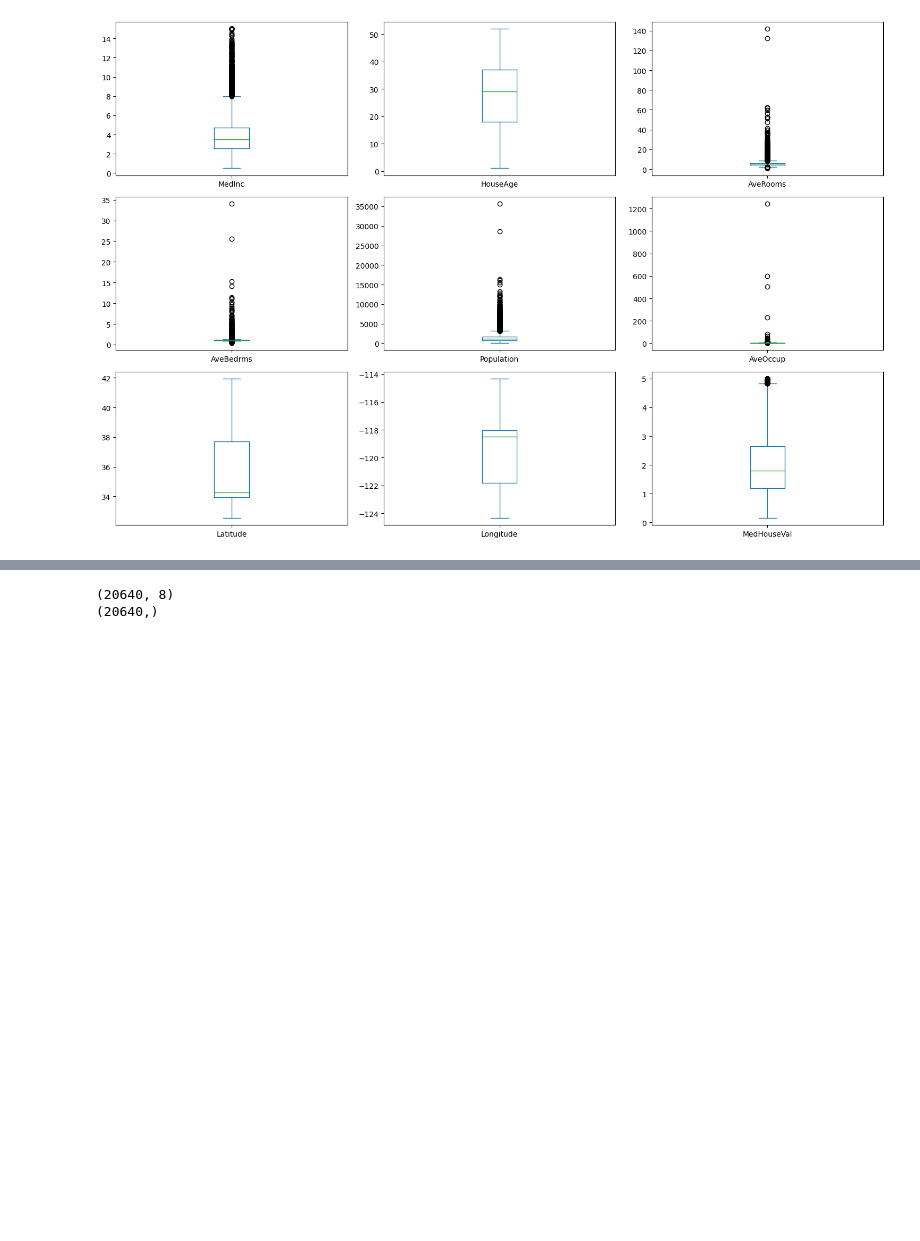
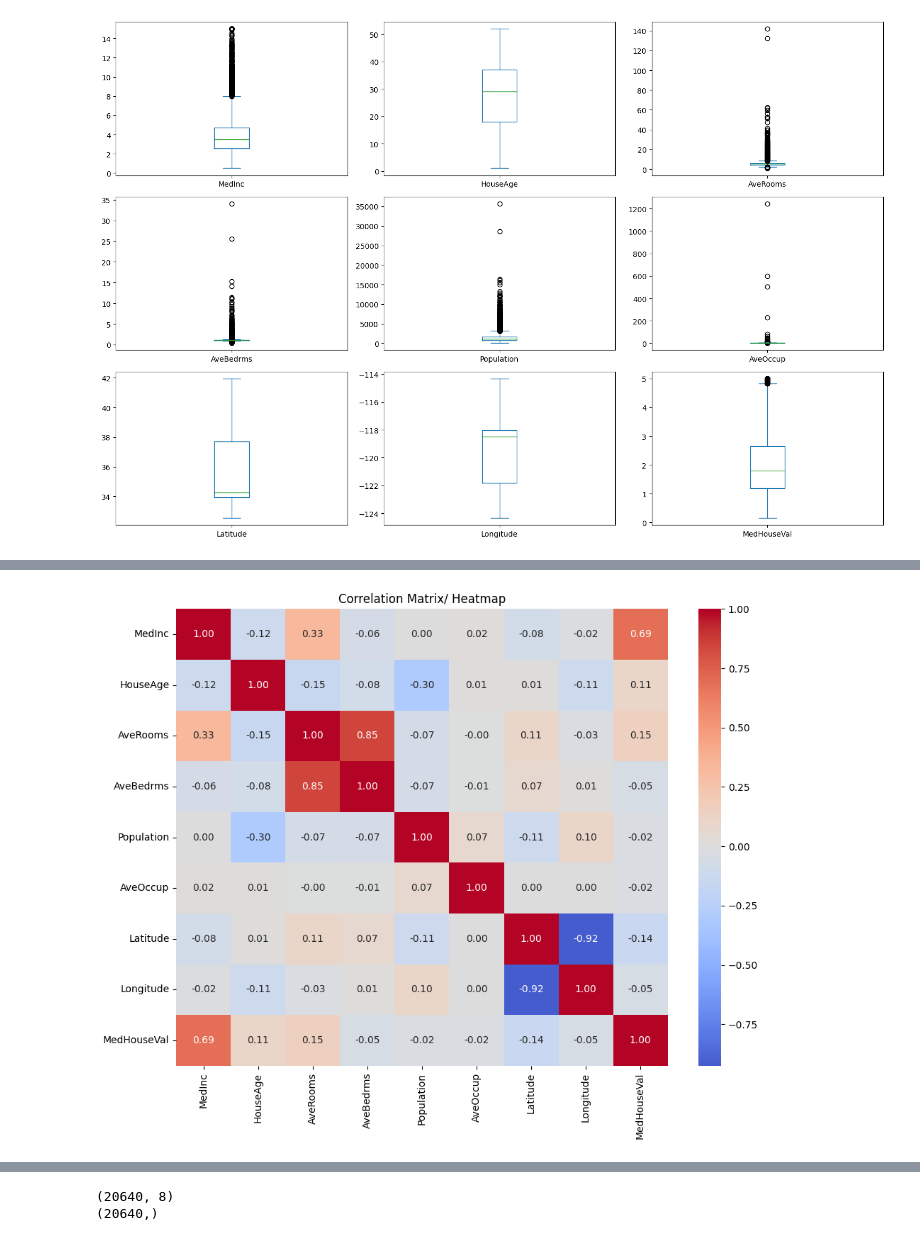
Before and after one commit to mim-1999/california-housing-regression, a Jupyter notebook: notebooks/01_eda_and_regression.ipynb, the cells around one changed output, grey strips where cells are left out. Cells and saved outputs as stored; diff of their text form; code cells hidden in the pictures; blank space fills up the shorter version.

```diff
--- a/notebooks/01_eda_and_regression.ipynb
+++ b/notebooks/01_eda_and_regression.ipynb
@@ -121,0 +192,3 @@ plt.show()
+# %%
+corr_matrix = df.corr()
+corr_matrix['MedHouseVal'].sort_values(ascending=False)
@@ -122,3 +207,12 @@ plt.show()
+# %%
+plt.figure(figsize=(10,8))
+sns.heatmap(corr_matrix, annot=True, cmap="coolwarm", fmt=".2f", center=0)
+plt.title("Correlation Matrix/ Heatmap")
+plt.tight_layout()
+plt.savefig('images/correlation_heatmap.png', dpi=100)
+plt.show()
+# %% [output]
+[figure, added]
 # %%
 plt.figure(figsize=(8,6))
 sns.scatterplot(
```
Also changed, not shown: parts of 19 cells of this notebook.
